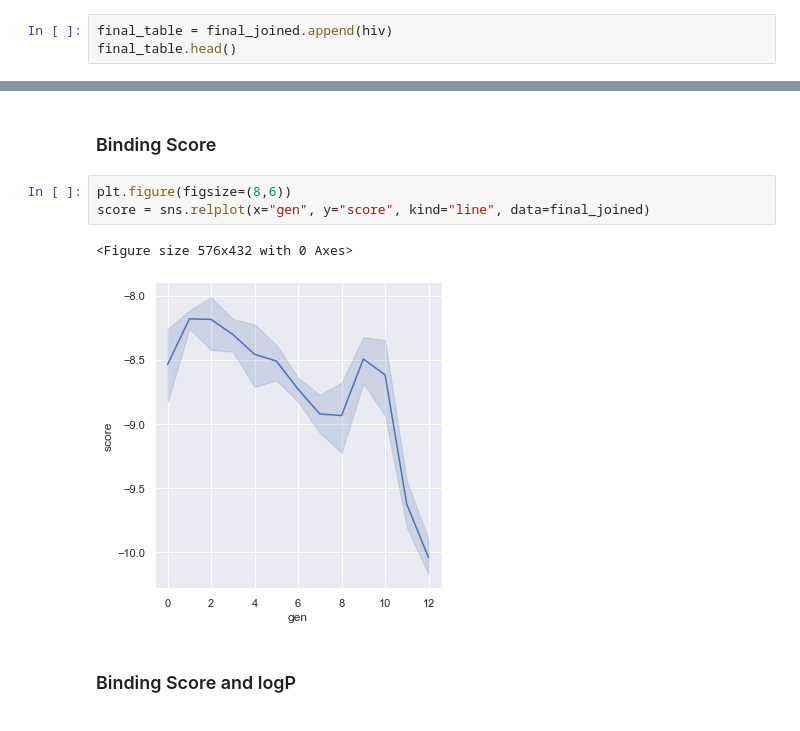
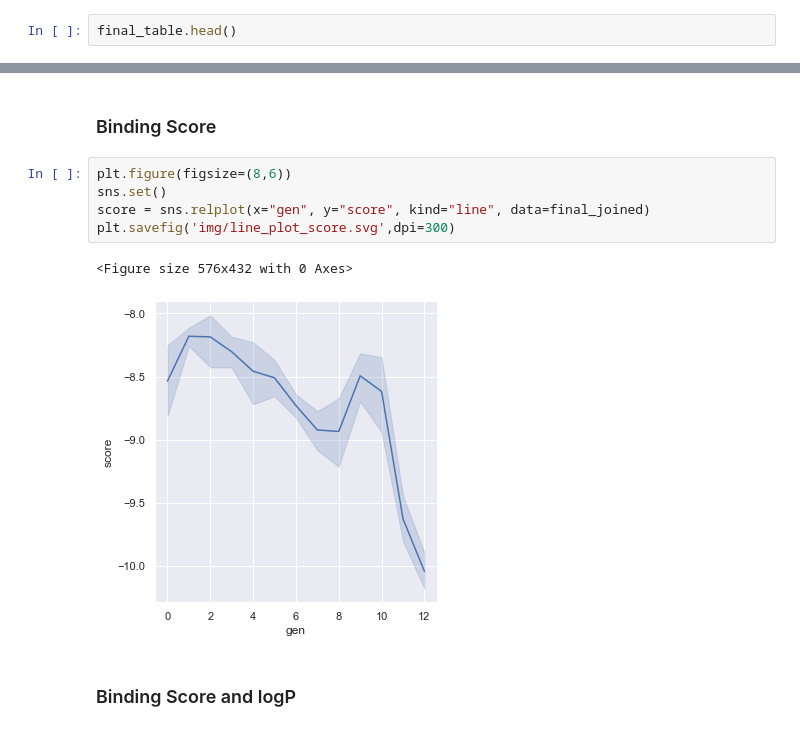
Before and after one commit to forkwell-io/fch-drug-discovery, a Jupyter notebook: Final Results.ipynb, the cells around one changed output, grey strips where cells are left out. Saved outputs shown, nothing was run; the diff lists cells and outputs as text.

Commit message:
Add plotting

```diff
--- a/Final Results.ipynb
+++ b/Final Results.ipynb
@@ -58,6 +58,5 @@ final_joined.head(5)
 | 343 | CC1C=CCCC(C(=O)Nc2nnnn2N2CCN(C(=O... | 12 | ABFU | generated | 671.682 | 3.4789 | -13.0 |
 | 400 | CC1C=CCCC(C(=O)Nc2nnnn2-c2ccccc2C... | 12 | ABDR | generated | 561.566 | 2.3443 | -12.8 |
 # %%
-final_table = final_joined.append(hiv)
 final_table.head()
 # %% [output]
@@ -345,10 +329,12 @@ Index(['smile', 'gen', 'id', 'source', 'weight', 'logp', 'score'], dtype='object
 ### Binding Score
 # %%
 plt.figure(figsize=(8,6))
+sns.set()
 score = sns.relplot(x="gen", y="score", kind="line", data=final_joined)
+plt.savefig('img/line_plot_score.svg',dpi=300)
 # %% [output]
 <Figure size 576x432 with 0 Axes>
-[figure, old version]
+[figure, new version]
 # %% [markdown]
 ### Binding Score and logP
 # %%
```
Also changed, not shown: parts of 12 cells of this notebook, 10 other files.
